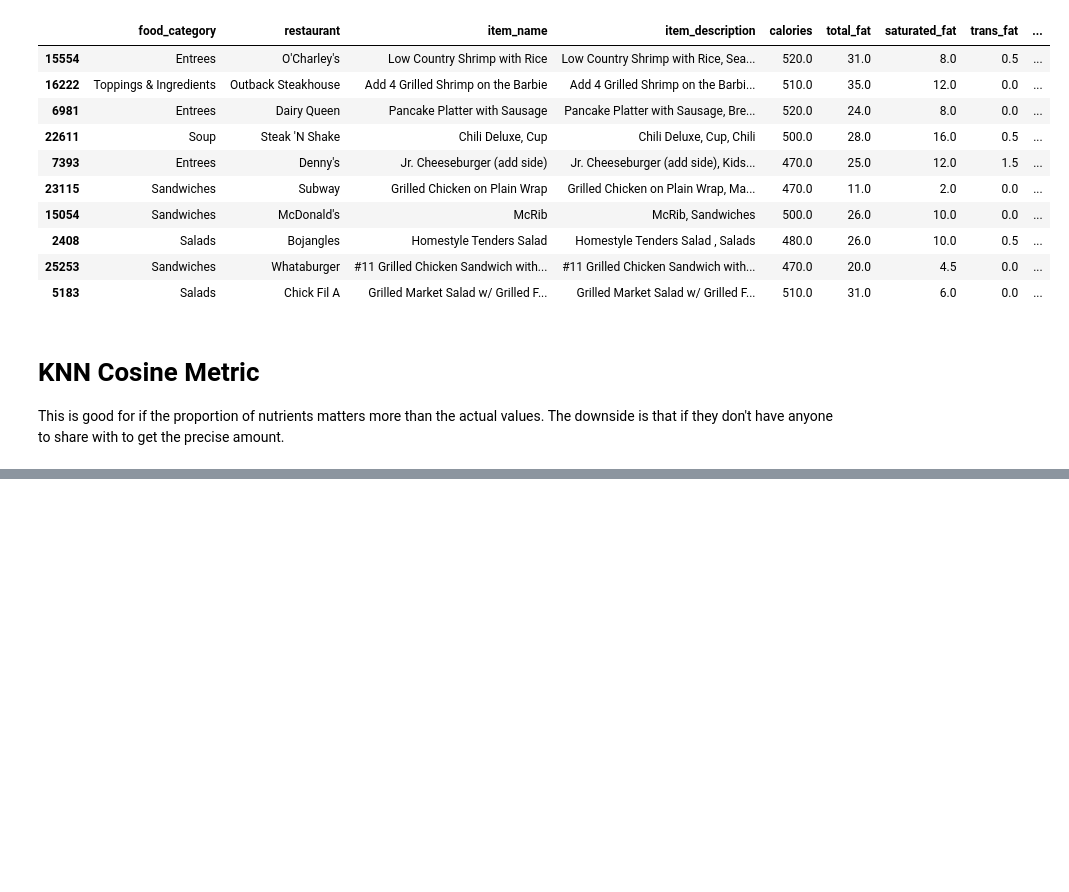
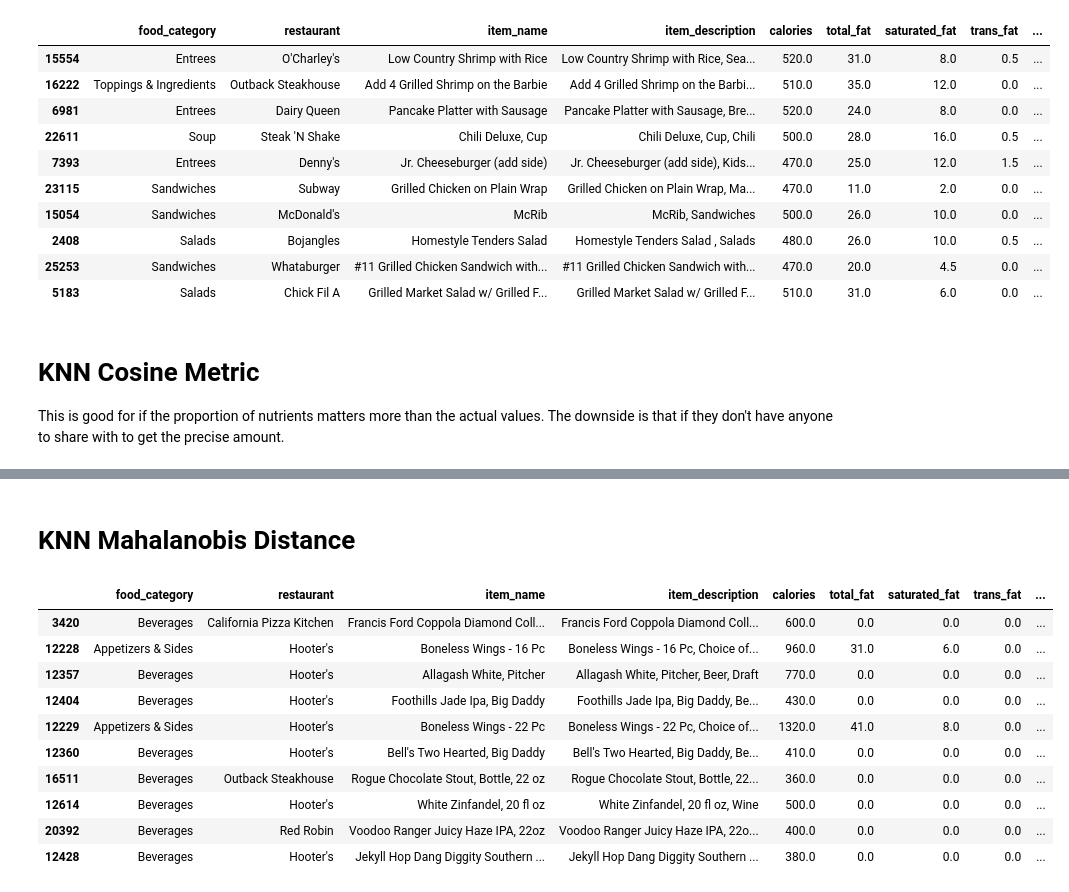
Before and after one commit to random-logic/Team-Marlin-ML-Model, a Jupyter notebook: food_categorization.ipynb, the cells around one changed output, grey strips where cells are left out. Drawn from its saved outputs; the diff is of its cells as text; code cells hidden in the pictures; blank space fills up the shorter version.

```diff
--- a/food_categorization.ipynb
+++ b/food_categorization.ipynb
@@ -78,3 +79,38 @@ nearest_neighbors
 | 17116 | Salads | Panera Bread | Asian Sesame with Chicken Salad -... | Asian Sesame with Chicken Salad -... | 200.0 | 11.0 | 1.5 | 0.0 | ... |
 | 23340 | Sandwiches | Taco Bell | Breakfast Crunchwrap - Steak | Breakfast Crunchwrap - Steak, Bre... | 660.0 | 38.0 | 12.0 | 0.0 | ... |
 | 19322 | Sandwiches | Portillo's | Broiled Chicken Sandwich | Broiled Chicken Sandwich, Chicken | 400.0 | 17.0 | 4.0 | 0.0 | ... |
+# %% [markdown]
+# KNN Mahalanobis Distance
+# %%
+# Get x params
+X = df.drop(['food_category', 'restaurant', 'item_name', 'item_description'], axis = 1)
+
+k = 10 # init number of neighbors to find
+# Cols are calories, total_fat, saturated_fat, trans_fat, cholestrol, sodium, carbs, dietary_fiber, sugar, protein
+target = [1000, 20, 5, 0, 100, 1000, 50, 10, 5, 50] # our target
+
+def mahalanobis_distance(x1, x2, cov_inv):
+    return mahalanobis(x1, x2, cov_inv)
+
+cov_matrix = np.cov(X, rowvar=False)  # Calculate covariance matrix
+cov_inv = np.linalg.inv(cov_matrix)  # Invert covariance matrix
+
+model = NearestNeighbors(n_neighbors = k, metric=mahalanobis_distance, metric_params={'cov_inv': cov_inv})
+model.fit(X)
+
+distances, indices = model.kneighbors(np.array(target).reshape(1, -1))
+nearest_neighbors_indices = indices[0]
+nearest_neighbors = df.iloc[nearest_neighbors_indices]
+nearest_neighbors
+# %% [output]
+|  | food_category | restaurant | item_name | item_description | calories | total_fat | saturated_fat | trans_fat | ... |
+| 3420 | Beverages | California Pizza Kitchen | Francis Ford Coppola Diamond Coll... | Francis Ford Coppola Diamond Coll... | 600.0 | 0.0 | 0.0 | 0.0 | ... |
+| 12228 | Appetizers & Sides | Hooter's | Boneless Wings - 16 Pc | Boneless Wings - 16 Pc, Choice of... | 960.0 | 31.0 | 6.0 | 0.0 | ... |
+| 12357 | Beverages | Hooter's | Allagash White, Pitcher | Allagash White, Pitcher, Beer, Draft | 770.0 | 0.0 | 0.0 | 0.0 | ... |
+| 12404 | Beverages | Hooter's | Foothills Jade Ipa, Big Daddy | Foothills Jade Ipa, Big Daddy, Be... | 430.0 | 0.0 | 0.0 | 0.0 | ... |
+| 12229 | Appetizers & Sides | Hooter's | Boneless Wings - 22 Pc | Boneless Wings - 22 Pc, Choice of... | 1320.0 | 41.0 | 8.0 | 0.0 | ... |
+| 12360 | Beverages | Hooter's | Bell's Two Hearted, Big Daddy | Bell's Two Hearted, Big Daddy, Be... | 410.0 | 0.0 | 0.0 | 0.0 | ... |
+| 16511 | Beverages | Outback Steakhouse | Rogue Chocolate Stout, Bottle, 22 oz | Rogue Chocolate Stout, Bottle, 22... | 360.0 | 0.0 | 0.0 | 0.0 | ... |
+| 12614 | Beverages | Hooter's | White Zinfandel, 20 fl oz | White Zinfandel, 20 fl oz, Wine | 500.0 | 0.0 | 0.0 | 0.0 | ... |
+| 20392 | Beverages | Red Robin | Voodoo Ranger Juicy Haze IPA, 22oz | Voodoo Ranger Juicy Haze IPA, 22o... | 400.0 | 0.0 | 0.0 | 0.0 | ... |
+| 12428 | Beverages | Hooter's | Jekyll Hop Dang Diggity Southern ... | Jekyll Hop Dang Diggity Southern ... | 380.0 | 0.0 | 0.0 | 0.0 | ... |
```
Also changed, not shown: parts of 1 cell of this notebook.
